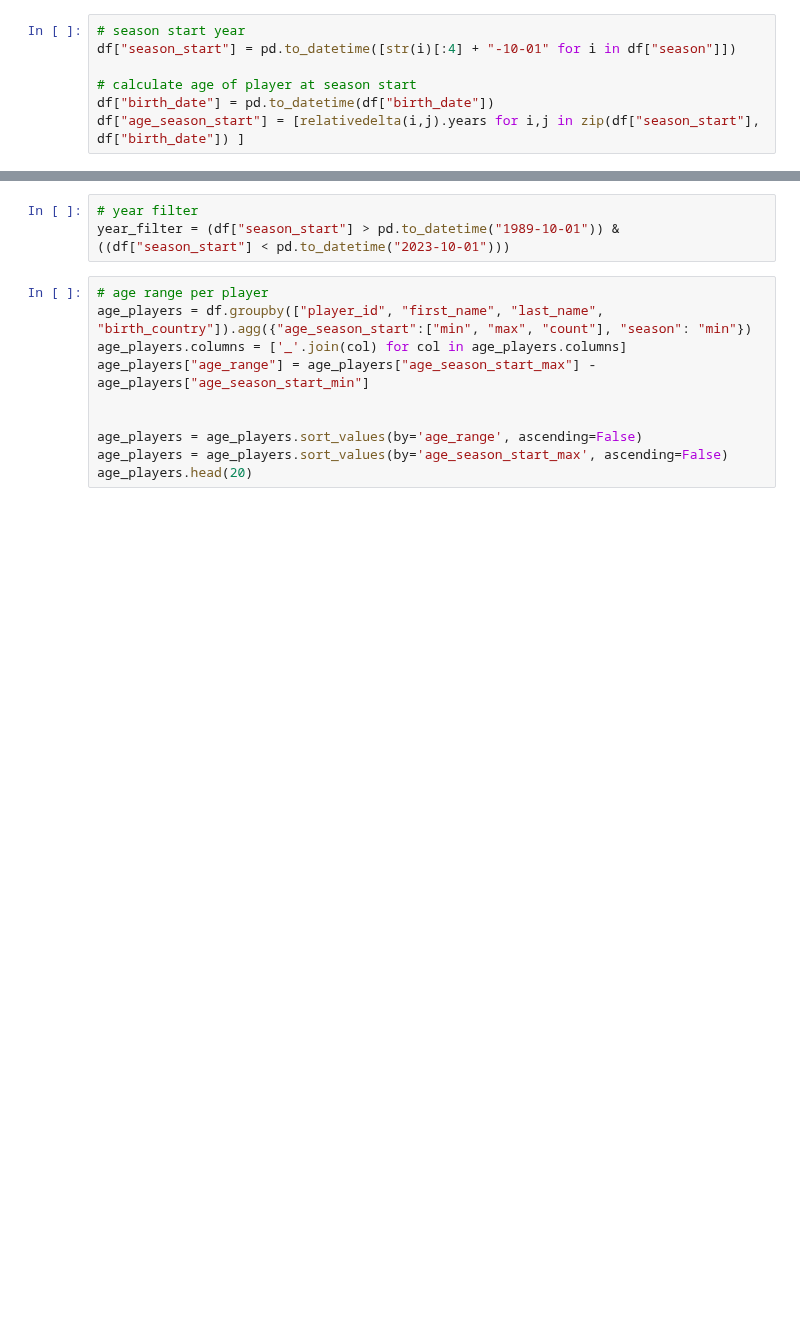
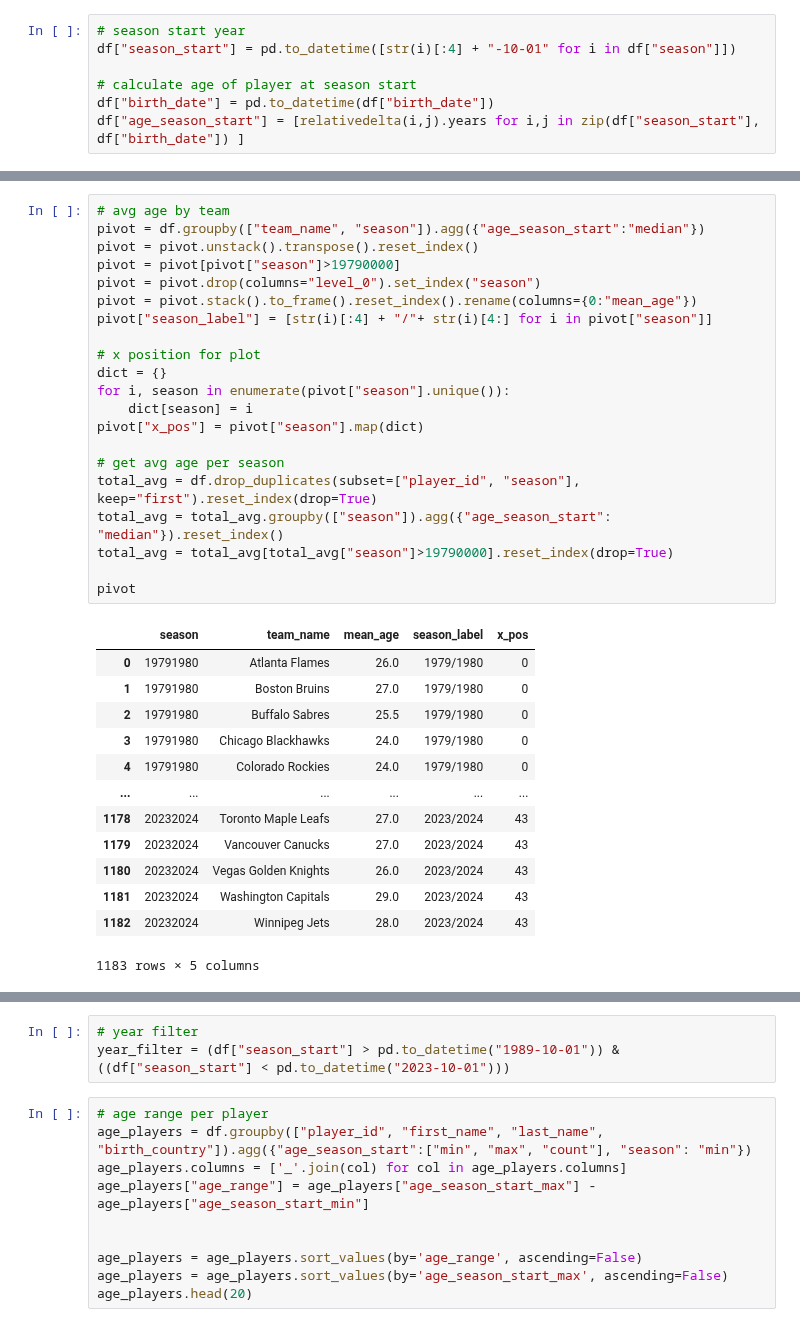
Before and after one commit to Lisa-Ho/small-data-projects, a Jupyter notebook: 2024/2401-canadian-nhl-players/canadian-nhl-players.ipynb, the cells around one changed output, grey strips where cells are left out. Drawn from its saved outputs; the diff is of its cells as text; blank space fills up the shorter version.

```diff
--- a/2024/2401-canadian-nhl-players/canadian-nhl-players.ipynb
+++ b/2024/2401-canadian-nhl-players/canadian-nhl-players.ipynb
@@ -24,0 +28,35 @@ df["age_season_start"] = [relativedelta(i,j).years for i,j in zip(df["season_sta
+# %%
+# avg age by team
+pivot = df.groupby(["team_name", "season"]).agg({"age_season_start":"median"})
+pivot = pivot.unstack().transpose().reset_index()
+pivot = pivot[pivot["season"]>19790000]
+pivot = pivot.drop(columns="level_0").set_index("season")
+pivot = pivot.stack().to_frame().reset_index().rename(columns={0:"mean_age"})
+pivot["season_label"] = [str(i)[:4] + "/"+ str(i)[4:] for i in pivot["season"]]
+
+# x position for plot
+dict = {}
+for i, season in enumerate(pivot["season"].unique()):
+    dict[season] = i
+pivot["x_pos"] = pivot["season"].map(dict)
+
+# get avg age per season
+total_avg = df.drop_duplicates(subset=["player_id", "season"], keep="first").reset_index(drop=True)
+total_avg = total_avg.groupby(["season"]).agg({"age_season_start": "median"}).reset_index()
+total_avg = total_avg[total_avg["season"]>19790000].reset_index(drop=True)
+
+pivot
+# %% [output]
+|  | season | team_name | mean_age | season_label | x_pos |
+| 0 | 19791980 | Atlanta Flames | 26.0 | 1979/1980 | 0 |
+| 1 | 19791980 | Boston Bruins | 27.0 | 1979/1980 | 0 |
+| 2 | 19791980 | Buffalo Sabres | 25.5 | 1979/1980 | 0 |
+| 3 | 19791980 | Chicago Blackhawks | 24.0 | 1979/1980 | 0 |
+| 4 | 19791980 | Colorado Rockies | 24.0 | 1979/1980 | 0 |
+| ... | ... | ... | ... | ... | ... |
+| 1178 | 20232024 | Toronto Maple Leafs | 27.0 | 2023/2024 | 43 |
+| 1179 | 20232024 | Vancouver Canucks | 27.0 | 2023/2024 | 43 |
+| 1180 | 20232024 | Vegas Golden Knights | 26.0 | 2023/2024 | 43 |
+| 1181 | 20232024 | Washington Capitals | 29.0 | 2023/2024 | 43 |
+| 1182 | 20232024 | Winnipeg Jets | 28.0 | 2023/2024 | 43 |
+1183 rows × 5 columns
```
Also changed, not shown: parts of 19 cells of this notebook.
